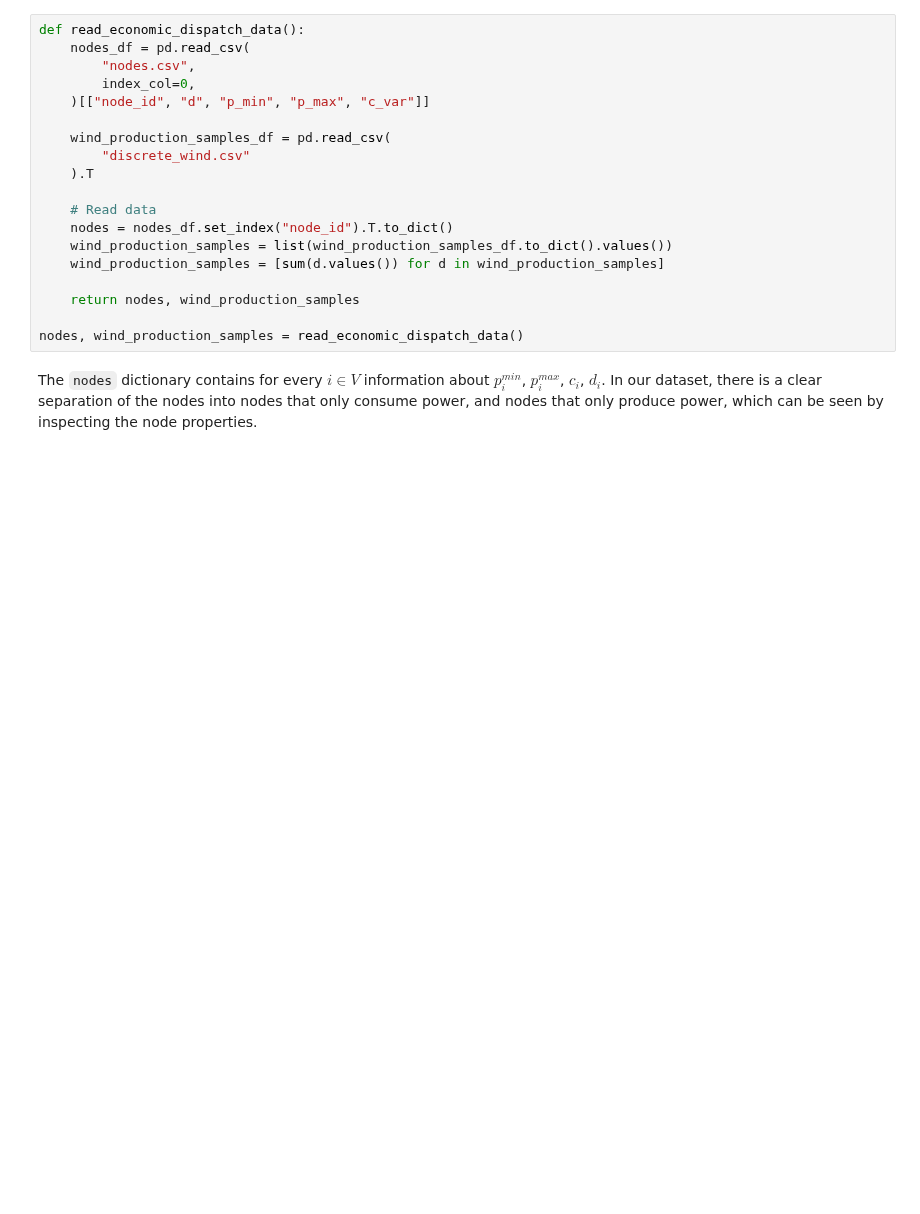
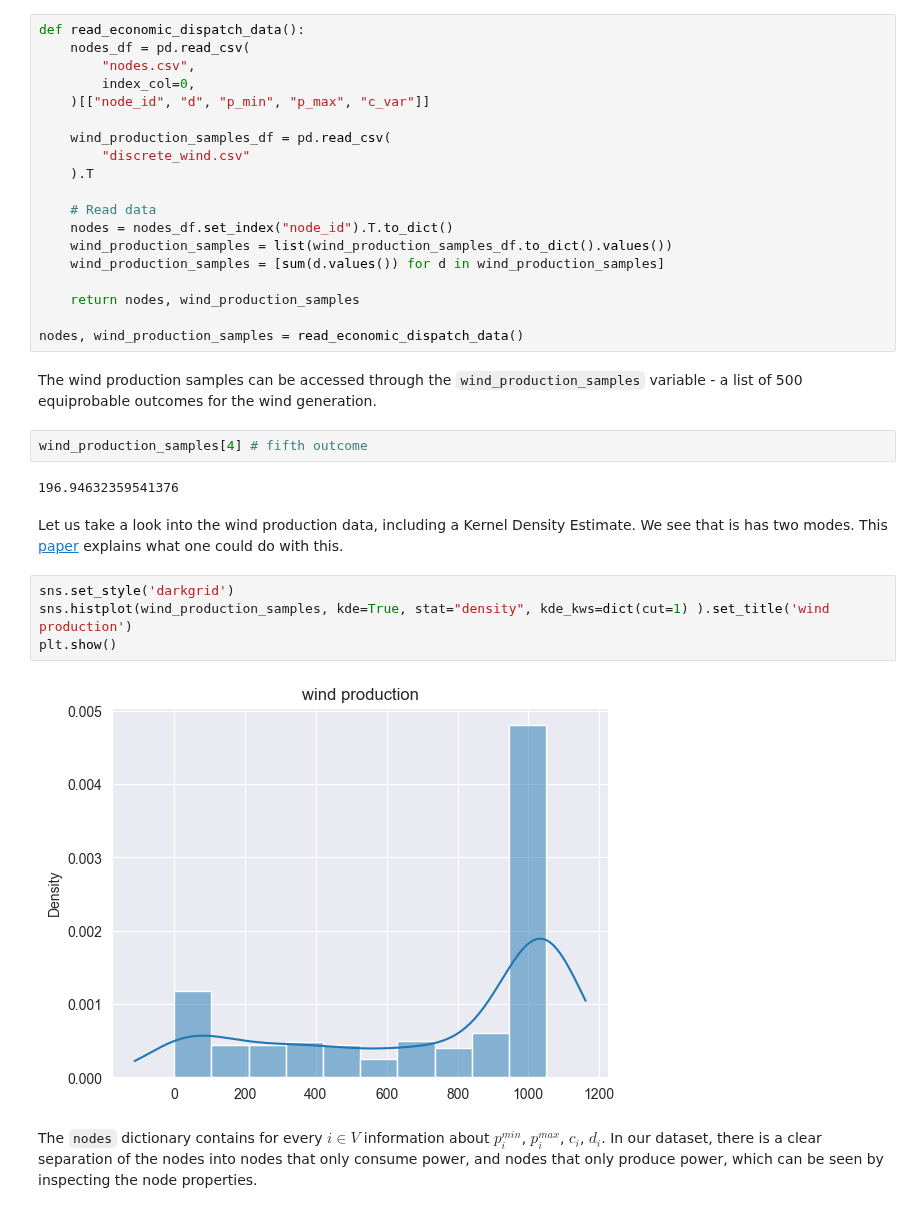
Before and after one commit to mobook/MO-book, a Jupyter notebook: notebooks/09/economicdispatch.ipynb, the cells around one changed output. Saved outputs shown, nothing was run; the diff lists cells and outputs as text; blank space fills up the shorter version.

```diff
--- a/notebooks/09/economicdispatch.ipynb
+++ b/notebooks/09/economicdispatch.ipynb
@@ -117,6 +124,22 @@ def read_economic_dispatch_data():
     return nodes, wind_production_samples
 
 nodes, wind_production_samples = read_economic_dispatch_data()
+# %% [markdown]
+The wind production samples can be accessed through the `wind_production_samples` variable - a list of 500 equiprobable outcomes for the wind generation.
+# %%
+wind_production_samples[4] # fifth outcome
+# %% [output]
+196.94632359541376
+# %% [markdown]
+Let us take a look into the wind production data, including a Kernel Density Estimate.
+We see that is has two modes.
+This [paper](https://link.springer.com/article/10.1007/s40565-015-0172-5) explains what one could do with this.
+# %%
+sns.set_style('darkgrid')
+sns.histplot(wind_production_samples, kde=True, stat="density", kde_kws=dict(cut=1) ).set_title('wind production')
+plt.show()
+# %% [output]
+[figure, added]
 # %% [markdown]
 The `nodes` dictionary contains for every $i \in V$ information about $p_i^{min}$, $p_i^{max}$, $c_i$, $d_i$. In our dataset, there is a clear separation of the nodes into nodes that only consume power, and nodes that only produce power, which can be seen by inspecting the node properties.
 # %%
```
Also changed, not shown: parts of 20 cells of this notebook.
